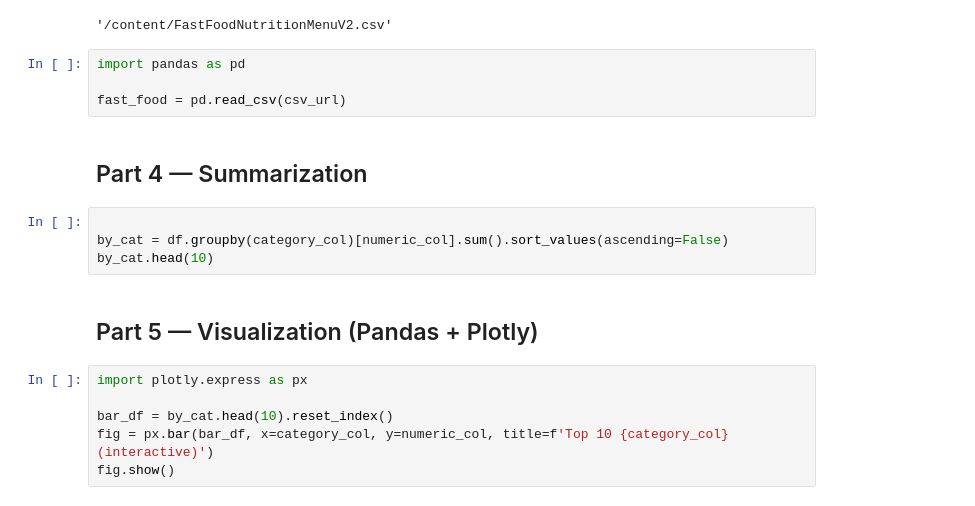
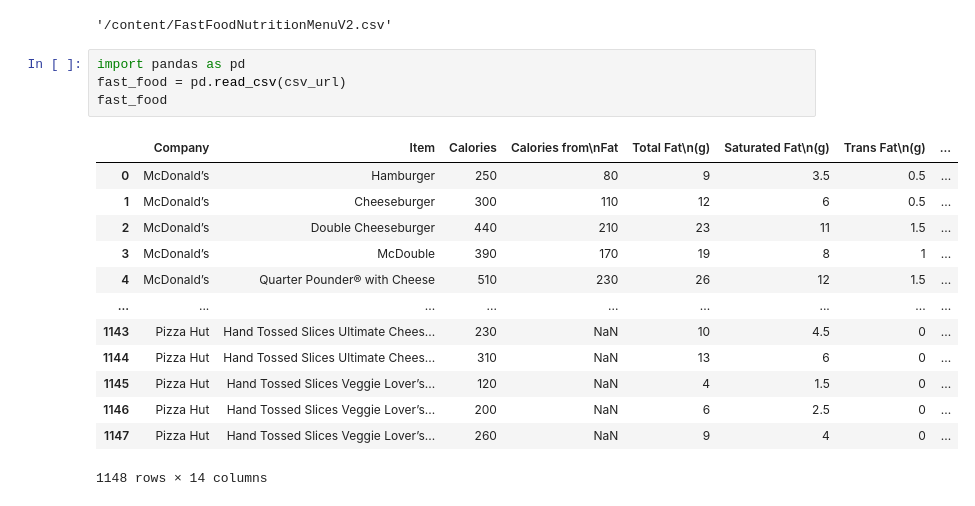
Before and after one commit to ShayHXY1017/Python_Course, a Jupyter notebook: Session_2_Student_Worksheet.ipynb, the cells around one changed output. Saved outputs shown, nothing was run; the diff lists cells and outputs as text.

```diff
--- a/Session_2_Student_Worksheet.ipynb
+++ b/Session_2_Student_Worksheet.ipynb
@@ -11,19 +11,19 @@ csv_url
 '/content/FastFoodNutritionMenuV2.csv'
 # %%
 import pandas as pd
-
 fast_food = pd.read_csv(csv_url)
+fast_food
+# %% [output]
+|  | Company | Item | Calories | Calories from\nFat | Total Fat\n(g) | Saturated Fat\n(g) | Trans Fat\n(g) | ... |
+| 0 | McDonald’s | Hamburger | 250 | 80 | 9 | 3.5 | 0.5 | ... |
+| 1 | McDonald’s | Cheeseburger | 300 | 110 | 12 | 6 | 0.5 | ... |
+| 2 | McDonald’s | Double Cheeseburger | 440 | 210 | 23 | 11 | 1.5 | ... |
+| 3 | McDonald’s | McDouble | 390 | 170 | 19 | 8 | 1 | ... |
+| 4 | McDonald’s | Quarter Pounder® with Cheese | 510 | 230 | 26 | 12 | 1.5 | ... |
+| ... | ... | ... | ... | ... | ... | ... | ... | ... |
+| 1143 | Pizza Hut | Hand Tossed Slices Ultimate Chees... | 230 | NaN | 10 | 4.5 | 0 | ... |
+| 1144 | Pizza Hut | Hand Tossed Slices Ultimate Chees... | 310 | NaN | 13 | 6 | 0 | ... |
+| 1145 | Pizza Hut | Hand Tossed Slices Veggie Lover’s... | 120 | NaN | 4 | 1.5 | 0 | ... |
+| 1146 | Pizza Hut | Hand Tossed Slices Veggie Lover’s... | 200 | NaN | 6 | 2.5 | 0 | ... |
+| 1147 | Pizza Hut | Hand Tossed Slices Veggie Lover’s... | 260 | NaN | 9 | 4 | 0 | ... |
+1148 rows × 14 columns
-# %% [markdown]
-## Part 4 — Summarization
-# %%
-
-by_cat = df.groupby(category_col)[numeric_col].sum().sort_values(ascending=False)
-by_cat.head(10)
-# %% [markdown]
-## Part 5 — Visualization (Pandas + Plotly)
-# %%
-import plotly.express as px
-
-bar_df = by_cat.head(10).reset_index()
-fig = px.bar(bar_df, x=category_col, y=numeric_col, title=f'Top 10 {category_col} (interactive)')
-fig.show()
```
Also changed, not shown: parts of 9 cells of this notebook.
